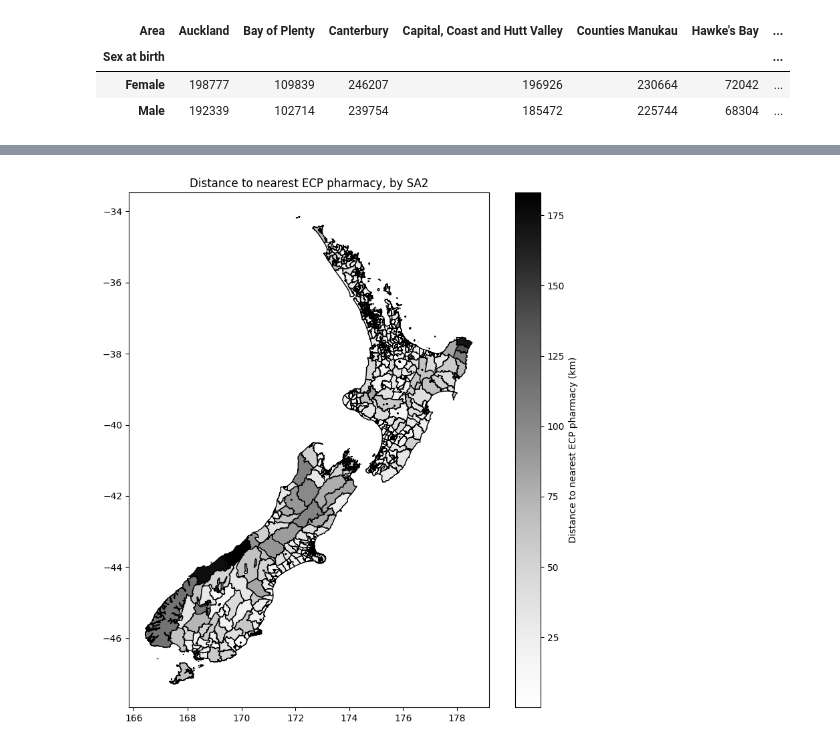
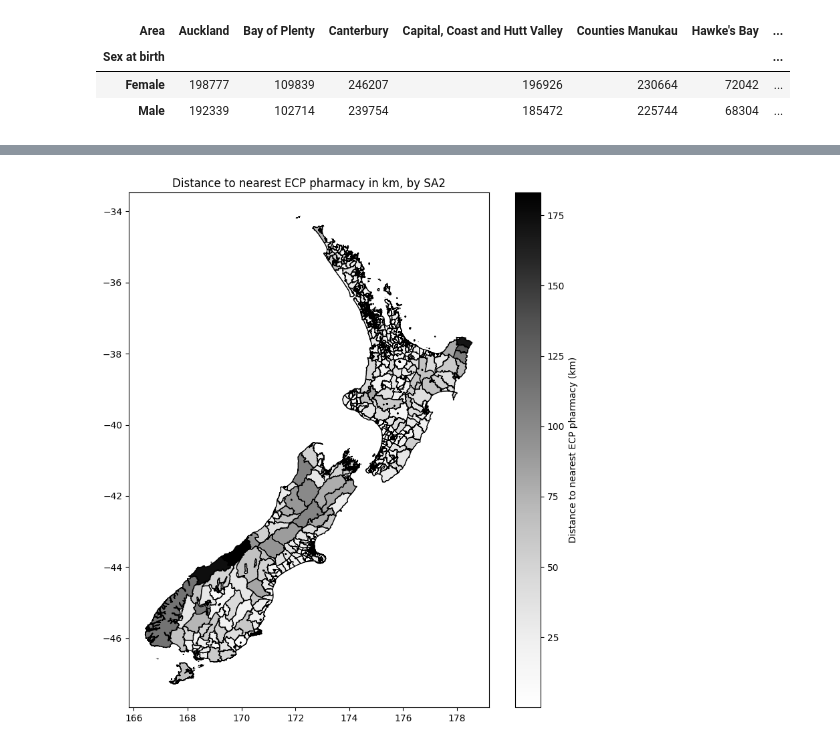
Before and after one commit to UoA-eResearch/healthpoint, a Jupyter notebook: ECP.ipynb, the cells around one changed output, grey strips where cells are left out. Drawn from its saved outputs; the diff is of its cells as text; code cells hidden in the pictures.

```diff
--- a/ECP.ipynb
+++ b/ECP.ipynb
@@ -212,8 +213,8 @@ def drive(from_points, to_points):
 result = drive(from_points=sa2.centroid.to_crs(epsg=4326), to_points=df[df.ECP].geometry.to_crs(epsg=4326))
 # %%
 min_indices = np.argmin(result["distances"], axis=1)
-sa2["Distance to nearest ECP pharmacy"] = [result["distances"][i][min_indices[i]] for i in range(len(min_indices))]
-sa2["Travel time to nearest ECP pharmacy"] = [result["durations"][i][min_indices[i]] for i in range(len(min_indices))]
+sa2["Distance to nearest ECP pharmacy (m)"] = [result["distances"][i][min_indices[i]] for i in range(len(min_indices))]
+sa2["Travel time to nearest ECP pharmacy (s)"] = [result["durations"][i][min_indices[i]] for i in range(len(min_indices))]
 sa2["Nearest pharmacy name"] = list(df[df.ECP].name.iloc[min_indices])
 sa2["DHB"] = list(df[df.ECP]["dhb-region"].iloc[min_indices])
 # %%
@@ -331,6 +390,6 @@ m.save("index.html")
 # %%
-sa2["Distance to nearest ECP pharmacy (km)"] = sa2["Distance to nearest ECP pharmacy"] / 1000
+sa2["Distance to nearest ECP pharmacy (km)"] = sa2["Distance to nearest ECP pharmacy (m)"] / 1000
 ax = sa2.to_crs(4326).plot("Distance to nearest ECP pharmacy (km)", cmap="Grays", figsize=(10,10), legend=True, edgecolor="black", legend_kwds={"label": "Distance to nearest ECP pharmacy (km)"})
-ax.title.set_text("Distance to nearest ECP pharmacy, by SA2")
+ax.title.set_text("Distance to nearest ECP pharmacy in km, by SA2")
 # %% [output]
-[figure, old version]
+[figure, new version]
```
Also changed, not shown: parts of 14 cells of this notebook, 4 other files.
